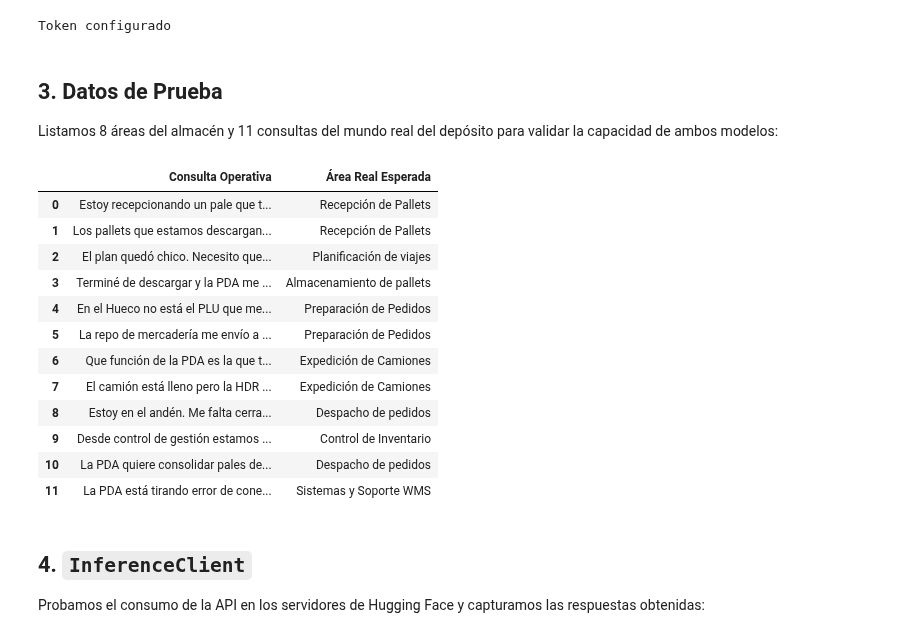
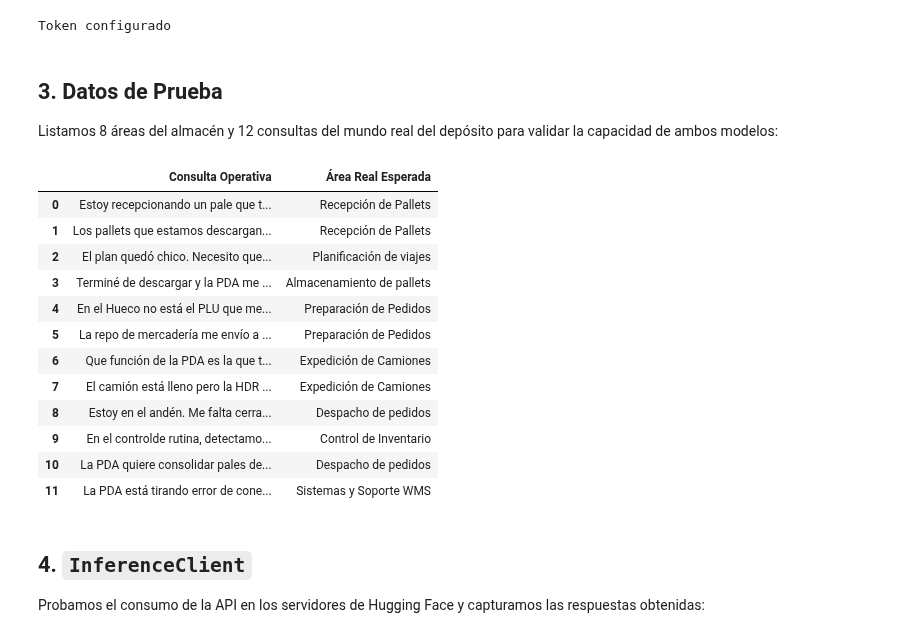
Before and after one commit to ignaciototo/Seminario, a Jupyter notebook: TOTO_IGNACIO_TPI/TPI_Toto_Ignacio.ipynb, the cells around one changed output. Cells and saved outputs as stored; diff of their text form; code cells hidden in the pictures.

Commit message:
Ajuste en consultas, correcciones menores (typos, mejora en la redacción) y detallado del análisis comparativo

```diff
--- a/TOTO_IGNACIO_TPI/TPI_Toto_Ignacio.ipynb
+++ b/TOTO_IGNACIO_TPI/TPI_Toto_Ignacio.ipynb
@@ -59,7 +60,7 @@ print(f"Token configurado" if hf_token else "Sin token detectado")
 Token configurado
 # %% [markdown]
 ## 3. Datos de Prueba
-Listamos 8 áreas del almacén y 11 consultas del mundo real del depósito para validar la capacidad de ambos modelos:
+Listamos 8 áreas del almacén y 12 consultas del mundo real del depósito para validar la capacidad de ambos modelos:
 # %%
 labels = [
     "Recepción de Pallets",
@@ -89,35 +90,35 @@ questions = [
 
     # Expedición de Camiones
     ("Que función de la PDA es la que tengo que acceder para consolidar pallets pa subir al camión?", "Expedición de Camiones"),
     ("El camión está lleno pero la HDR tiene más pallets.", "Expedición de Camiones"),
 
     # Despacho de pedidos
     ("Estoy en el andén. Me falta cerrar el camión para que salga a la calle. Pero no se como se hace.", "Despacho de pedidos"),
 
     # Control de Inventario
-    ("Desde control de gestión estamos haciendo la recorrida de control. Detectamos diferencias entre el físico y el sistema. Tengo 3 bultos faltantes del PLU 42222", "Control de Inventario"),
+    ("En el controlde rutina, detectamos diferencias entre el stock físico y lo que dice el wms. Me faltan 3 bultos del PLU 42222 en el rack", "Control de Inventario"),
 
     # Despacho de pedidos
     ("La PDA quiere consolidar pales de pollo con veneno para subirlos a un camión. Eso está mal.", "Despacho de pedidos"),
 
     # Sistemas y Soporte WMS
     ("La PDA está tirando error de conexión al WIFI.", "Sistemas y Soporte WMS")
 ]
 
 df_casos = pd.DataFrame(questions, columns=["Consulta Operativa", "Área Real Esperada"])
 df_casos
 # %% [output]
 |  | Consulta Operativa | Área Real Esperada |
 | 0 | Estoy recepcionando un pale que t... | Recepción de Pallets |
 | 1 | Los pallets que estamos descargan... | Recepción de Pallets |
 | 2 | El plan quedó chico. Necesito que... | Planificación de viajes |
 | 3 | Terminé de descargar y la PDA me ... | Almacenamiento de pallets |
 | 4 | En el Hueco no está el PLU que me... | Preparación de Pedidos |
 | 5 | La repo de mercadería me envío a ... | Preparación de Pedidos |
 | 6 | Que función de la PDA es la que t... | Expedición de Camiones |
 | 7 | El camión está lleno pero la HDR ... | Expedición de Camiones |
 | 8 | Estoy en el andén. Me falta cerra... | Despacho de pedidos |
-| 9 | Desde control de gestión estamos ... | Control de Inventario |
+| 9 | En el controlde rutina, detectamo... | Control de Inventario |
 | 10 | La PDA quiere consolidar pales de... | Despacho de pedidos |
 | 11 | La PDA está tirando error de cone... | Sistemas y Soporte WMS |
 # %% [markdown]
```
Also changed, not shown: parts of 11 cells of this notebook, 10 other files.
